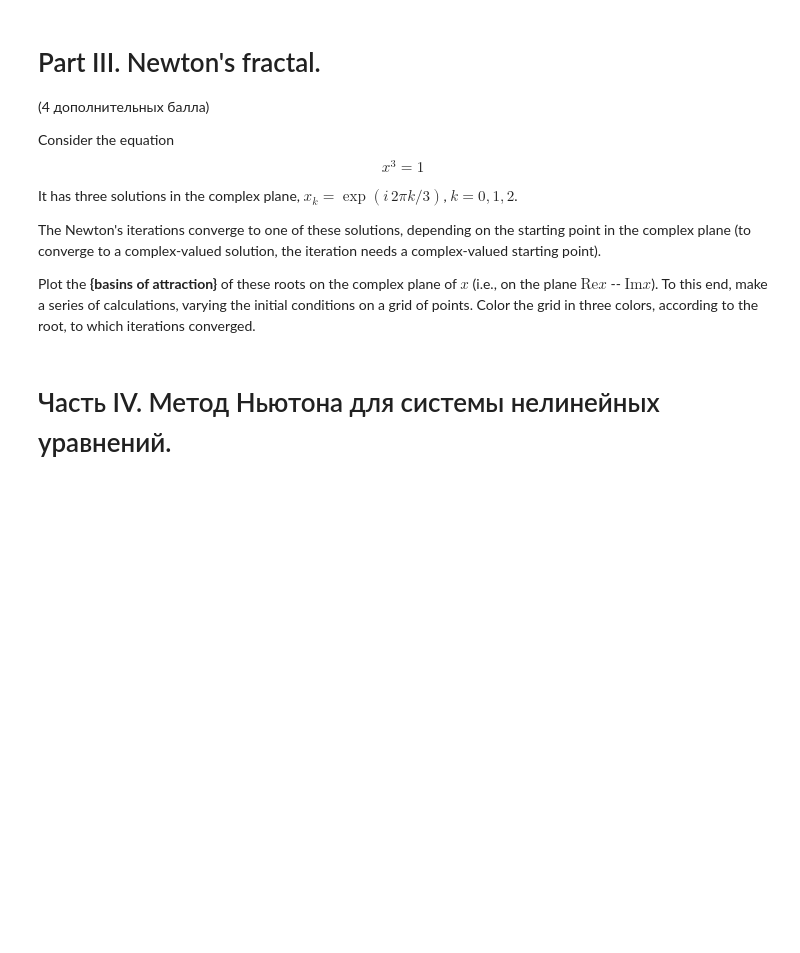
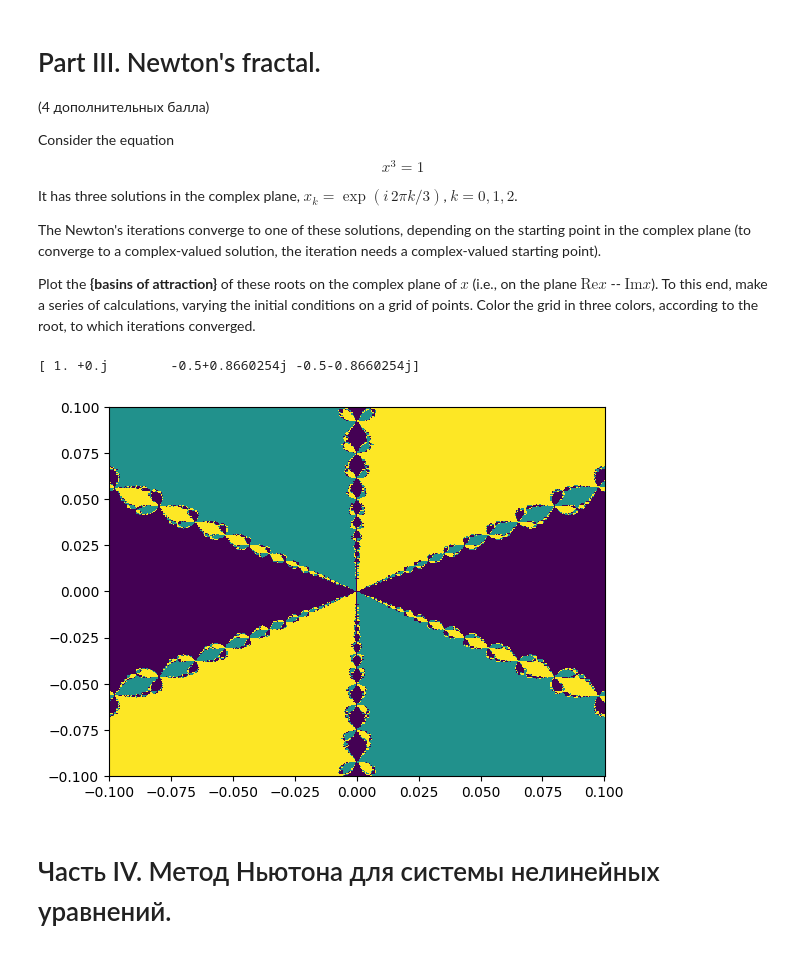
Before and after one commit to Clai101/Comp_Ph, a Jupyter notebook: newton_iter.ipynb, the cells around one changed output. Saved outputs shown, nothing was run; the diff lists cells and outputs as text; code cells hidden in the pictures; blank space fills up the shorter version.

```diff
--- a/newton_iter.ipynb
+++ b/newton_iter.ipynb
@@ -15,14 +15,16 @@ import numpy as np
 Напишите алгоритм, который выполняет итерации Ньютона для заданной функции $f(x)$ с известной производной $f'(x)$. Ваша функция должна находить корни $f(x)$ с заданной точностью $\epsilon$.
 # %%
 def newton_iteration(f, fder, x0, eps=1e-5, maxiter=100):
-    x_l = x0
-    x_n = x0 + 2*eps
+    x_np1 = x0
+    x_n = x0 + 2 * complex(eps, eps)
     i = 0
-    while abs(x_l - x_n) >= eps and i < maxiter:
-        x_n = x_l
-        x_l = x_n - f(x_n) / fder(x_n)
+
+    while abs(x_np1 - x_n) >= eps and i < maxiter:
+        x_n = x_np1
+        x_np1 = x_n - f(x_n) / fder(x_n)
+
         i += 1
-    return float(x_l), i
+    return x_np1, i
 # %%
 from numpy.testing import assert_allclose
 
@@ -121,3 +113,22 @@ raise NotImplementedError()
+# %%
+real_root = np.array([np.exp(1j*2*i*np.pi/3) for i in range(0, 3)])
+print(real_root)
+
+x, y = np.meshgrid(np.linspace(-0.1, 0.1, 401), np.linspace(-0.1, 0.1, 401))
+
+initial= x+1j*y
+results=np.zeros_like(initial, dtype=float)
+
+for i in range(results.shape[0]):
+    for j in range(results.shape[1]):
+        find_root = abs(real_root - newton_iteration(lambda x: x**3 - 1, lambda x: 3 * x ** 2, initial[i,j],eps= 0.001 ,  maxiter=50)[0])
+        results[i,j] = np.argmin(find_root)
+
+plt.pcolormesh(x, y, results)
+plt.show()
+# %% [output]
+[ 1. +0.j        -0.5+0.8660254j -0.5-0.8660254j]
+[figure, added]
 # %% [markdown]
 # Часть IV. Метод Ньютона для системы нелинейных уравнений.
 # %% [markdown]
```
Also changed, not shown: parts of 3 cells of this notebook.
